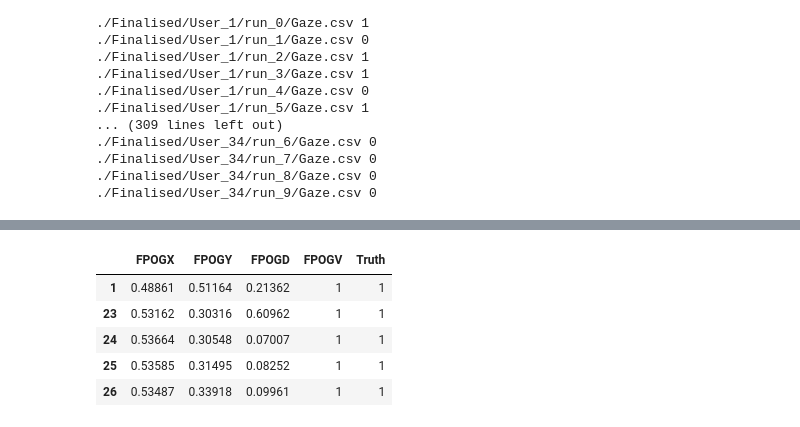
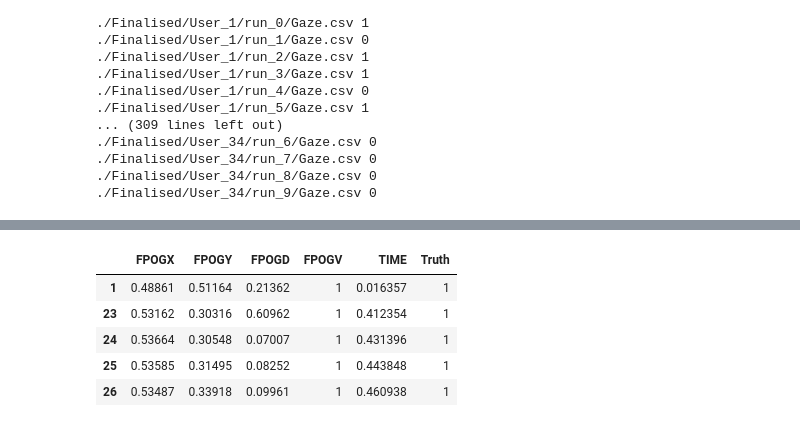
Before and after one commit to Nusserle/LieDetection, a Jupyter notebook: LieDetectionTest_Gaze.ipynb, the cells around one changed output, grey strips where cells are left out. Saved outputs shown, nothing was run; the diff lists cells and outputs as text; code cells hidden in the pictures.

```diff
--- a/LieDetectionTest_Gaze.ipynb
+++ b/LieDetectionTest_Gaze.ipynb
@@ -100,14 +100,23 @@ def processData(data):
     vertDist.iloc[1:] = np.subtract(vertDist.iloc[1:].to_numpy(), vertDist.iloc[:-1].to_numpy() )
     distances = np.sqrt(np.add(np.power(horDist, 2), np.power(vertDist, 2)))
 
+    dist = np.sqrt( np.add( np.power((d["FPOGX"]-0.5)*2,2), np.power( (d["FPOGY"]-0.5)*2,2) ) )
+
+    horDistMean = np.mean(d["FPOGX"])
+    verDistMean = np.mean(d["FPOGY"])
+    distFromMean = np.sqrt(np.add(np.power(np.subtract(d["FPOGX"], horDistMean), 2), np.power(np.subtract(d["FPOGY"], verDistMean), 2)))
+
     times = d["TIME"].copy()
     times.iloc[1:] = np.subtract(times.iloc[1:].to_numpy(), times.iloc[:-1].to_numpy() )
 
     velocity = distances / times
 
 
+
     pc["VELOCITY"] = velocity
     pc["DISTANCE"] = distances
+    pc["DISTANCE_FROM_CENTRE"] = dist
+    pc["DISTANCE_FROM_MEAN"] = distFromMean
     pc["ELAPSED_TIME"] = times
     pc["Truth"] = t
 
@@ -126,21 +135,21 @@ processed_data[0].head()
 # %%
 def filterData(data):
   filtered_data = []
   for d in data:
     #fd = d[["FPOGX", "FPOGY", "FPOGD", "FPOGV", "Truth"]]
-    fd = d[["FPOGX","FPOGY","FPOGD","FPOGV", "Truth"]]
+    fd = d[["FPOGX","FPOGY","FPOGD","FPOGV", "TIME", "Truth"]]
     filtered_data.append(fd)
   return filtered_data
 
 filtered_data = filterData(processed_data)
 filtered_data[0].head()
 # %% [output]
-|  | FPOGX | FPOGY | FPOGD | FPOGV | Truth |
-| 1 | 0.48861 | 0.51164 | 0.21362 | 1 | 1 |
-| 23 | 0.53162 | 0.30316 | 0.60962 | 1 | 1 |
-| 24 | 0.53664 | 0.30548 | 0.07007 | 1 | 1 |
-| 25 | 0.53585 | 0.31495 | 0.08252 | 1 | 1 |
-| 26 | 0.53487 | 0.33918 | 0.09961 | 1 | 1 |
+|  | FPOGX | FPOGY | FPOGD | FPOGV | TIME | Truth |
+| 1 | 0.48861 | 0.51164 | 0.21362 | 1 | 0.016357 | 1 |
+| 23 | 0.53162 | 0.30316 | 0.60962 | 1 | 0.412354 | 1 |
+| 24 | 0.53664 | 0.30548 | 0.07007 | 1 | 0.431396 | 1 |
+| 25 | 0.53585 | 0.31495 | 0.08252 | 1 | 0.443848 | 1 |
+| 26 | 0.53487 | 0.33918 | 0.09961 | 1 | 0.460938 | 1 |
 # %%
 from matplotlib import pyplot as plt
 # %%
```
Also changed, not shown: parts of 5 cells of this notebook.
